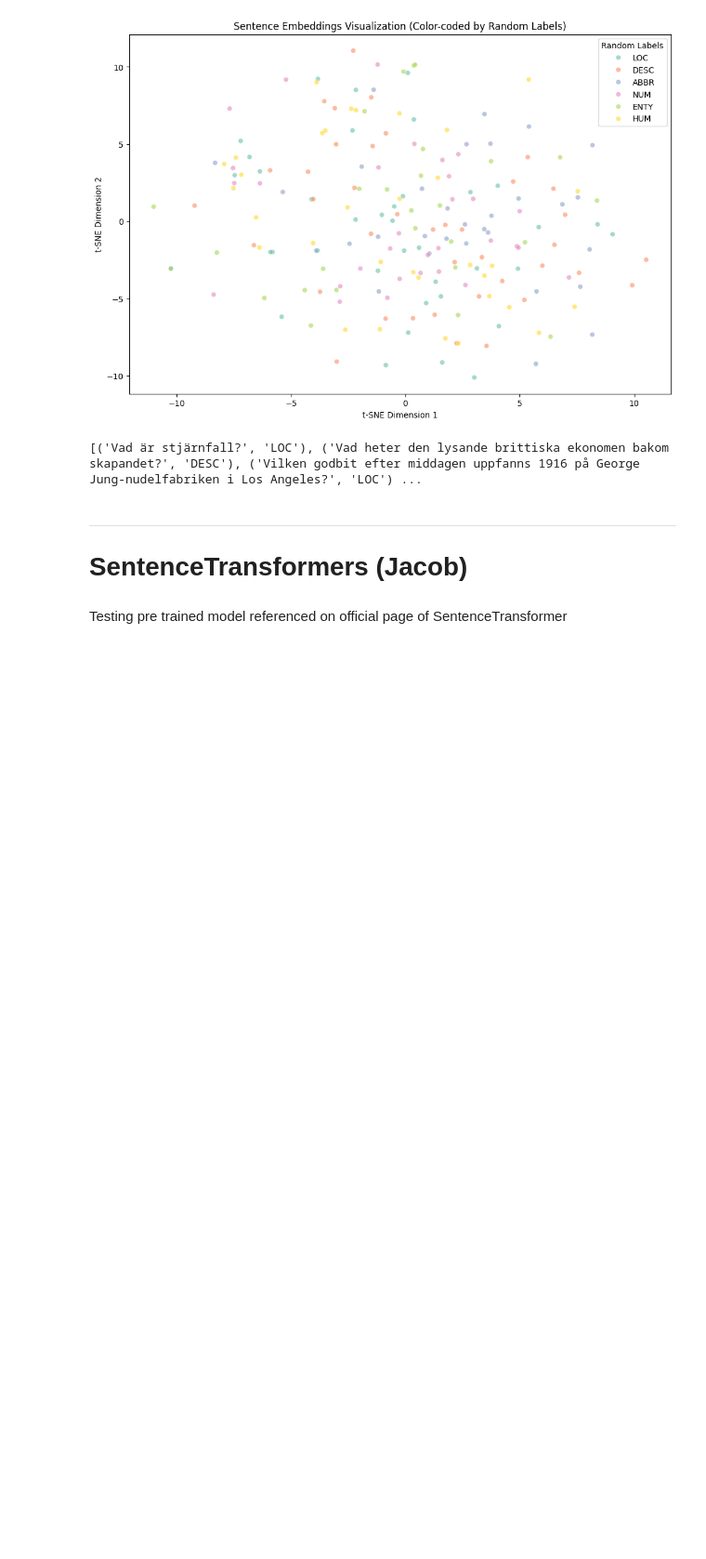
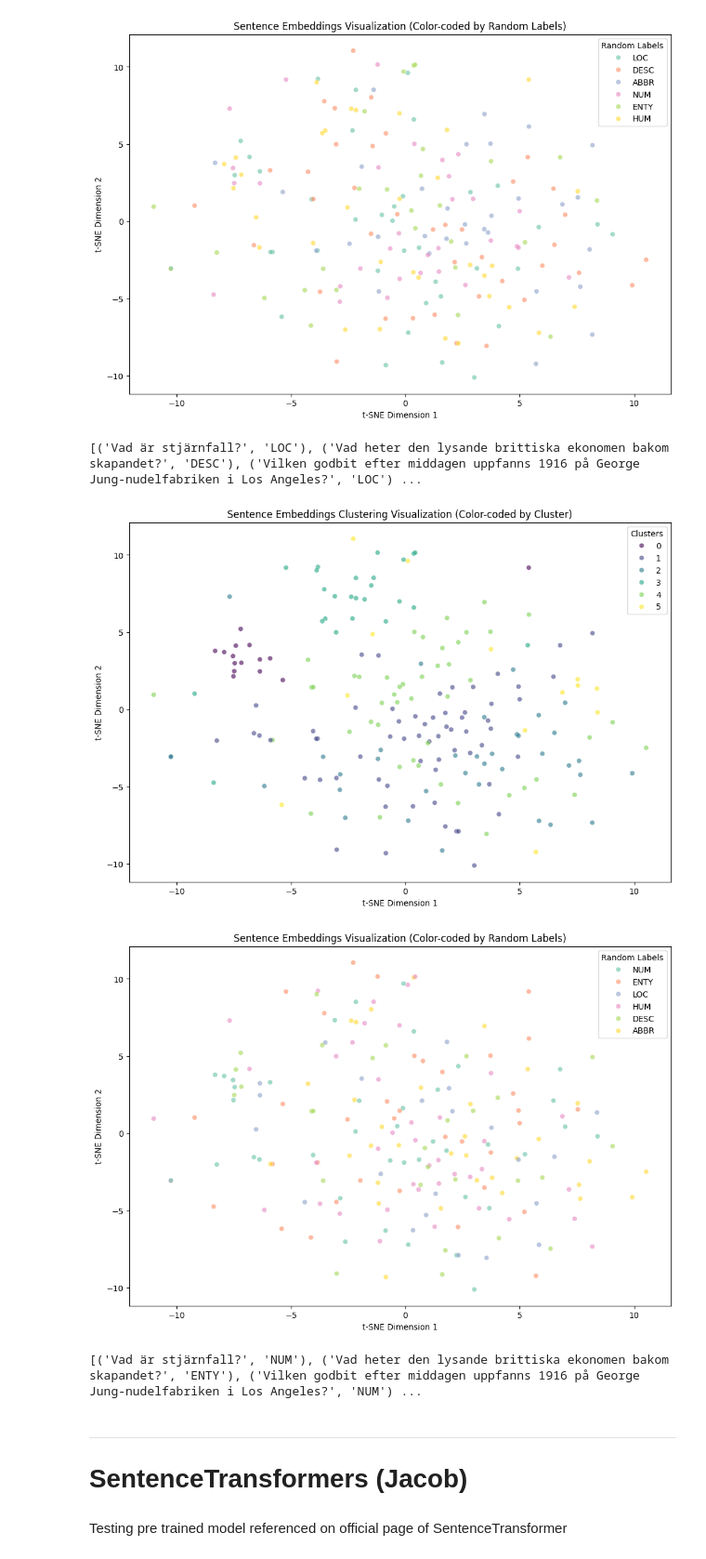
Before and after one commit to SpiffiRacoon/ISBiT, a Jupyter notebook: ML/research_notebook.ipynb, the cells around one changed output. Shown at 93% size. Cells and saved outputs as stored; diff of their text form; code cells hidden in the pictures; blank space fills up the shorter version.

Commit message:
added pd.NA, deleted clustering, added visualisation

```diff
--- a/ML/research_notebook.ipynb
+++ b/ML/research_notebook.ipynb
@@ -306,3 +306,80 @@ print(random_labeled_data[:5])  # Print the first 5 tuples with randomly assigne
 [figure]
 [figure]
 [('Vad är stjärnfall?', 'LOC'), ('Vad heter den lysande brittiska ekonomen bakom skapandet?', 'DESC'), ('Vilken godbit efter middagen uppfanns 1916 på George Jung-nudelfabriken i Los Angeles?', 'LOC') ...
+# %%
+import pandas as pd
+from sentence_transformers import SentenceTransformer
+from sklearn.cluster import KMeans
+from sklearn.manifold import TSNE
+import seaborn as sns
+from matplotlib import pyplot as plt
+import random
+
+# Load sentences from the local training data
+local_train_path = "data/QAQC_v1/splits/local_train50.csv"
+local_train_data = pd.read_csv(local_train_path)
+sentences = local_train_data['text'].tolist()
+
+# Step 1: Generate embeddings for the extracted sentences
+model = SentenceTransformer('paraphrase-MiniLM-L6-v2')
+embeddings = model.encode(sentences, show_progress_bar=True)
+
+# Step 2: Use KMeans to cluster the embeddings into 6 clusters
+num_clusters = 6
+kmeans = KMeans(n_clusters=num_clusters, random_state=0)
+kmeans.fit(embeddings)
+
+# Get the cluster labels for each embedding
+cluster_labels = kmeans.labels_
+
+# Step 3: Apply t-SNE for 2D reduction
+tsne = TSNE(n_components=2, perplexity=30, n_iter=300, random_state=42)
+embedding_2d = tsne.fit_transform(embeddings)
+
+# Create a DataFrame for the reduced embeddings and cluster labels
+cluster_df = pd.DataFrame(embedding_2d, columns=['x', 'y'])
+cluster_df['cluster'] = cluster_labels
+
+# Step 4: Plot using Seaborn's scatterplot for the clusters
+plt.figure(figsize=(12, 8))
+sns.scatterplot(data=cluster_df, x='x', y='y', hue='cluster', palette='viridis', alpha=0.6)
+plt.title("Sentence Embeddings Clustering Visualization (Color-coded by Cluster)")
+plt.xlabel("t-SNE Dimension 1")
+plt.ylabel("t-SNE Dimension 2")
+plt.legend(title="Clusters")
+plt.show()
+
+# Step 5: Format input data to tuples, using `pd.NA` for missing labels
+formatted_data = [(row['text'], pd.NA) for index, row in local_train_data.iterrows()]
+
+# Function to assign random labels to tuples with `pd.NA` values
+def assign_random_labels(data):
+    labels = ["DESC", "ENTY", "NUM", "HUM", "LOC", "ABBR"]
+    labeled_data = [(sentence, random.choice(labels) if label is pd.NA else label) for sentence, label in data]
+    return labeled_data
+
+# Apply the function to formatted data to replace `pd.NA` with random labels
+random_labeled_data = assign_random_labels(formatted_data)
+
+# Extract the labels from the labeled data for plotting
+_, random_labels = zip(*random_labeled_data)
+
+# Step 6: Create a DataFrame for the reduced embeddings and random labels
+label_df = pd.DataFrame(embedding_2d, columns=['x', 'y'])
+label_df['random_label'] = random_labels
+
+# Step 7: Plot the random labels using Seaborn's scatterplot
+plt.figure(figsize=(12, 8))
+sns.scatterplot(data=label_df, x='x', y='y', hue='random_label', palette='Set2', alpha=0.6)
+plt.title("Sentence Embeddings Visualization (Color-coded by Random Labels)")
+plt.xlabel("t-SNE Dimension 1")
+plt.ylabel("t-SNE Dimension 2")
+plt.legend(title="Random Labels")
+plt.show()
+
+# Display the first few tuples to verify the random labeling
+print(random_labeled_data[:5])  # Print the first 5 tuples with randomly assigned labels
+# %% [output]
+[figure, added]
+[figure, added]
+[('Vad är stjärnfall?', 'NUM'), ('Vad heter den lysande brittiska ekonomen bakom skapandet?', 'ENTY'), ('Vilken godbit efter middagen uppfanns 1916 på George Jung-nudelfabriken i Los Angeles?', 'NUM') ...
```
Also changed, not shown: parts of 1 cell of this notebook.
